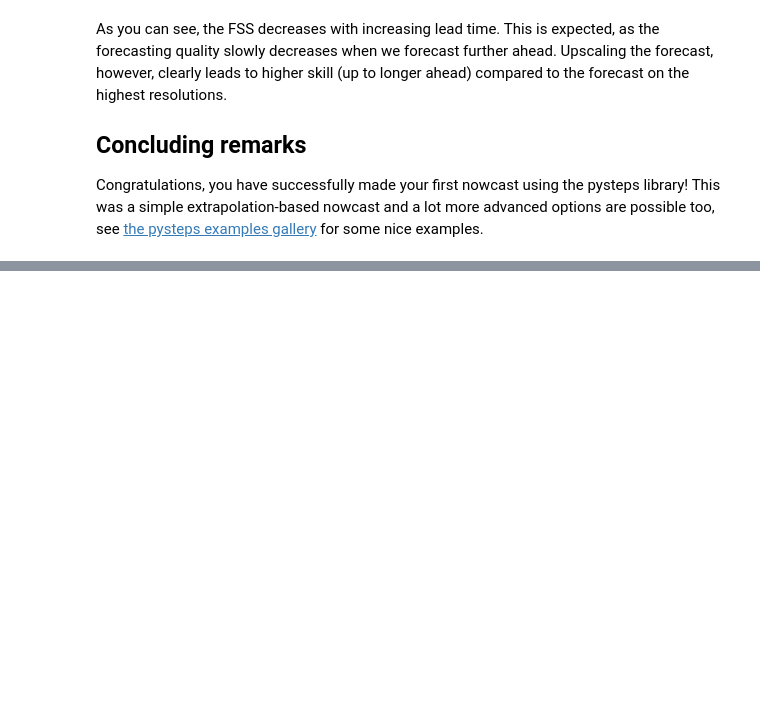
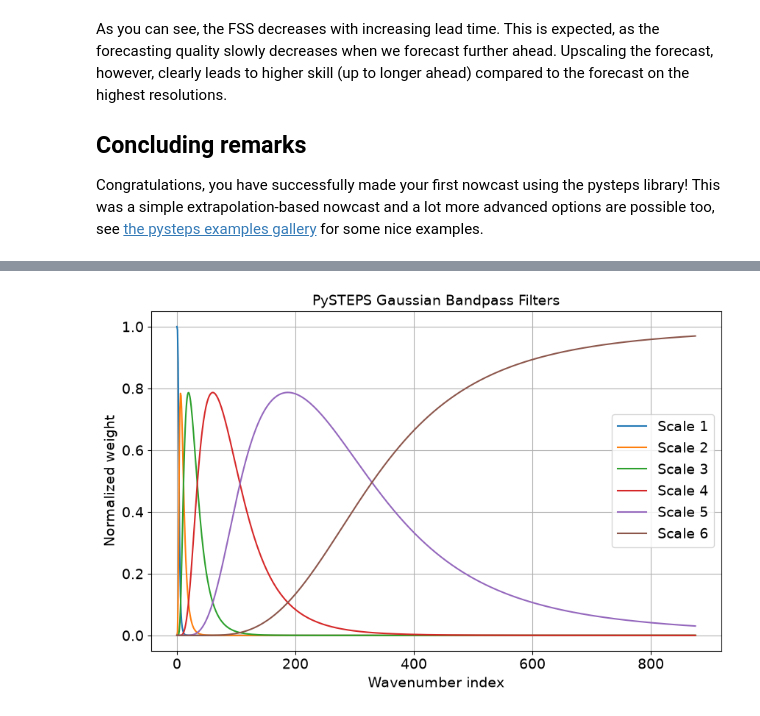
Before and after one commit to anhilator666/weather, a Jupyter notebook: examples/my_first_nowcast.ipynb, the cells around one changed output, grey strips where cells are left out. Drawn from its saved outputs; the diff is of its cells as text; code cells hidden in the pictures; blank space fills up the shorter version.

```diff
--- a/examples/my_first_nowcast.ipynb
+++ b/examples/my_first_nowcast.ipynb
@@ -417,0 +580,21 @@ This was a simple extrapolation-based nowcast and a lot more advanced options ar
+# %%
+weights_1d = filters["weights_1d"]
+central_wavenumbers = filters["central_wavenumbers"]
+
+plt.figure(figsize=(10, 6))
+
+for i in range(n_scales):
+    plt.plot(
+        np.arange(weights_1d.shape[1]),
+        weights_1d[i],
+        label=f"Scale {i + 1}"
+    )
+
+plt.xlabel("Wavenumber index")
+plt.ylabel("Normalized weight")
+plt.title("PySTEPS Gaussian Bandpass Filters")
+plt.legend()
+plt.grid(True)
+plt.show()
+# %% [output]
+[figure, added]
```
Also changed, not shown: parts of 19 cells of this notebook.
